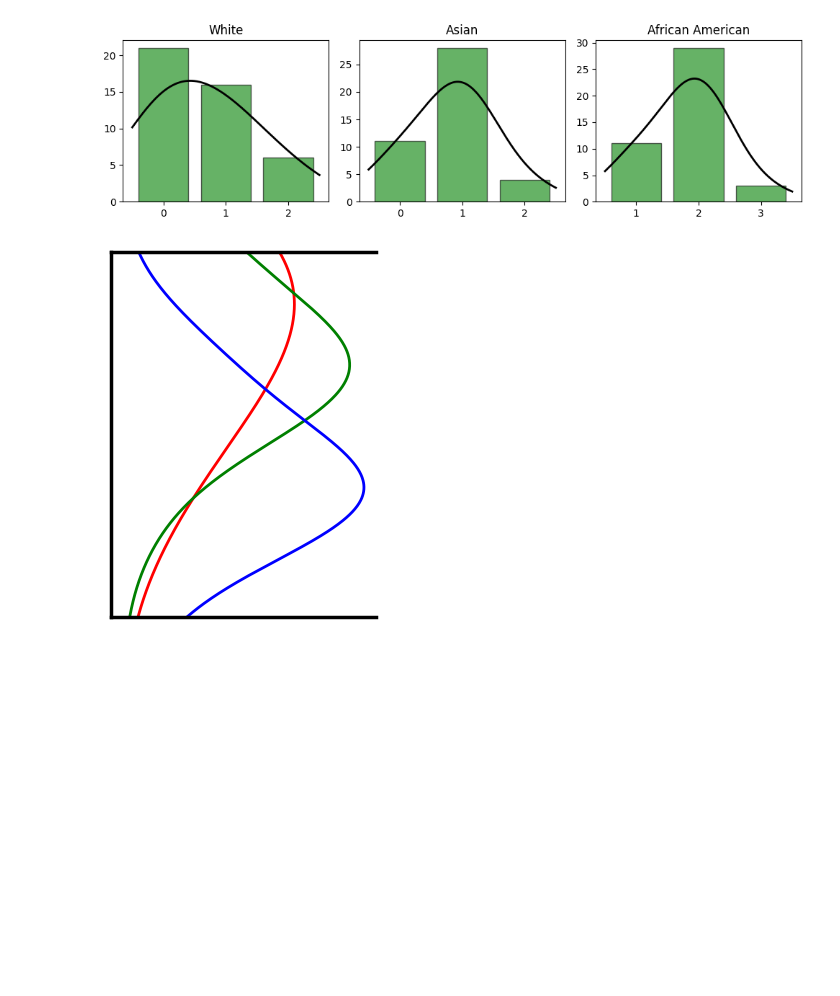
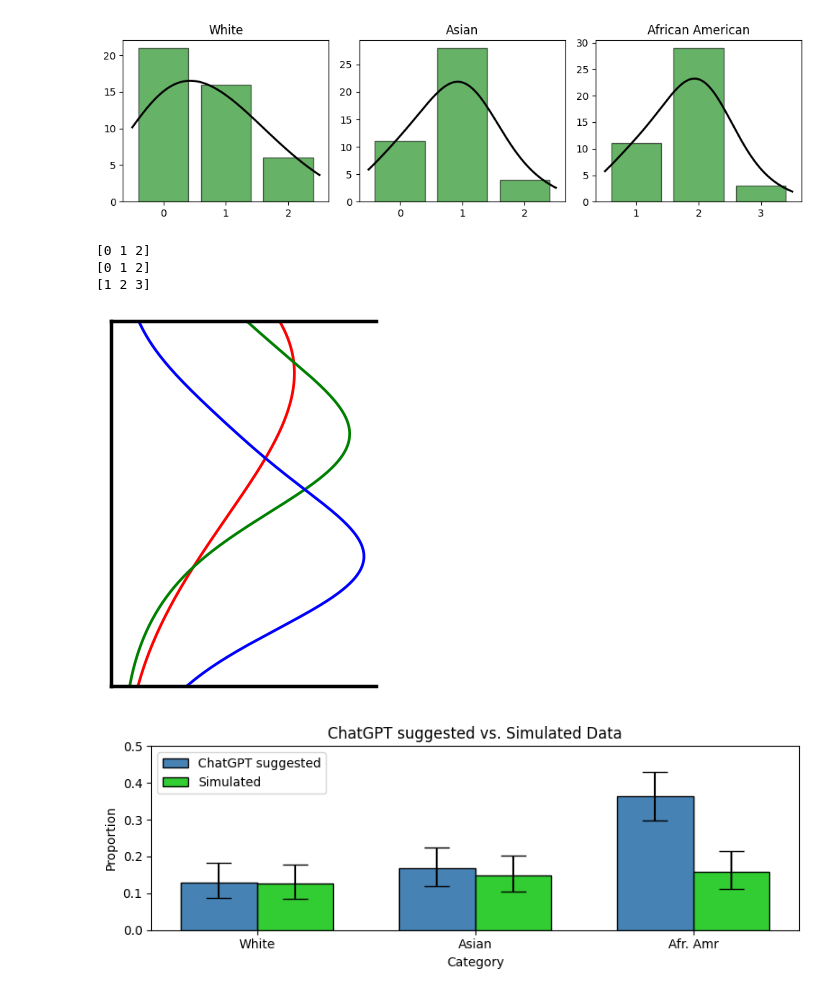
Before and after one commit to Aslan4012/02445_Group_14, a Jupyter notebook: Scripts/PlotGeneration.ipynb, the cells around one changed output. Drawn from its saved outputs; the diff is of its cells as text; code cells hidden in the pictures; blank space fills up the shorter version.

```diff
--- a/Scripts/PlotGeneration.ipynb
+++ b/Scripts/PlotGeneration.ipynb
@@ -104,45 +104,44 @@ import matplotlib.pyplot as plt
 from scipy.stats import gaussian_kde
 import pandas as pd
 
-import numpy as np
-import matplotlib.pyplot as plt
-from scipy.stats import gaussian_kde
-import pandas as pd
-
-
 columns = ['White', 'Asian', 'African American']
 data = ['v1', 'v2', 'v3']
 colors = ['r', 'g', 'b']
 
+#ls1 = [0]*24 + [1]*12 + [2]*6 + [3]*1
+#ls2 = [0]*18 + [1]*18 + [2]*7 + [3]*0
+#ls3 = [0]*15 + [1]*23 + [2]*4 + [3]*1
+#
+#print(np.mean(ls1)),
+#print(np.mean(ls2)),
+#print(np.mean(ls3)),
+#
+#data = {
+#    'v1': ls1,
+#    'v2': ls2,
+#    'v3': ls3
+#}
+#df = pd.DataFrame(data)
+
 plt.figure(figsize=(3, 4))
-
-# Scaling factor for the x-axis
-scaling_factor = 1
 
 for col, data_col, color in zip(columns, data, colors):
     counts = df[data_col].value_counts().sort_index()
     x_axs = counts.index.to_numpy()
     y_axs = counts.to_numpy()
-
-    # Expanded data for KDE
+    print(x_axs)
     data_expanded = np.repeat(x_axs, y_axs)
 
-    # KDE
     kde = gaussian_kde(data_expanded, bw_method=1)
     x = np.linspace(min(x_axs) - 2, max(x_axs) + 2, 1000)
-    y = kde(x) * sum(y_axs)  # scale the KDE to the histogram counts
+    y = kde(x) * sum(y_axs)
 
-    # Apply the scaling factor to the x-axis
-    scaled_y = y * scaling_factor
-
-    # Plotting the KDE line sideways
-    plt.plot(scaled_y, x, color=color, label=col, linewidth=2)
+    plt.plot(y, x, color=color, label=col, linewidth=2)
 
 ax = plt.gca()
 ax.spines['left'].set_visible(True)
 ax.spines['right'].set_visible(False)
 
-# Optionally, you can also adjust the bottom and left spines
 ax.spines['bottom'].set_linewidth(2.5)
 ax.spines['top'].set_linewidth(2.5)
 ax.spines['left'].set_linewidth(2.5)
@@ -154,4 +153,39 @@ plt.gca().invert_yaxis()
 plt.tight_layout()
 plt.show()
 # %% [output]
+[0 1 2]
+[0 1 2]
+[1 2 3]
 [figure]
+# %%
+import numpy as np
+import matplotlib.pyplot as plt
+
+error_actual = np.array([[0.08831301, 0.1201148, 0.2984934],
+                         [0.18269541, 0.2241955, 0.4309296]])
+prop_actual = np.array([0.130, 0.167, 0.363])
+err_actual = abs(error_actual - prop_actual)
+
+error_simulated = np.array([[0.08441524, 0.1040855, 0.1120704],
+                            [0.17743337, 0.2035694, 0.2139111]])
+prop_simulated = np.array([0.126, 0.149 , 0.158])
+err_simulated = abs(error_simulated - prop_simulated)
+
+bar_width = 0.35
+x = np.arange(len(prop_actual))
+
+plt.figure(figsize=(8, 3))
+
+plt.bar(x - bar_width/2, prop_actual, bar_width, color='#4682b4', edgecolor='black', yerr=err_actual, capsize=10, label='ChatGPT suggested')
+plt.bar(x + bar_width/2, prop_simulated, bar_width, color='#32cd32', edgecolor='black', yerr=err_simulated, capsize=10, label='Simulated')
+
+plt.xticks(x, ["White", "Asian", "Afr. Amr"])
+plt.ylim(0, 0.5)
+plt.xlabel('Category')
+plt.ylabel('Proportion')
+plt.title('ChatGPT suggested vs. Simulated Data')
+plt.legend()
+plt.tight_layout()
+plt.show()
+# %% [output]
+[figure, added]
```
